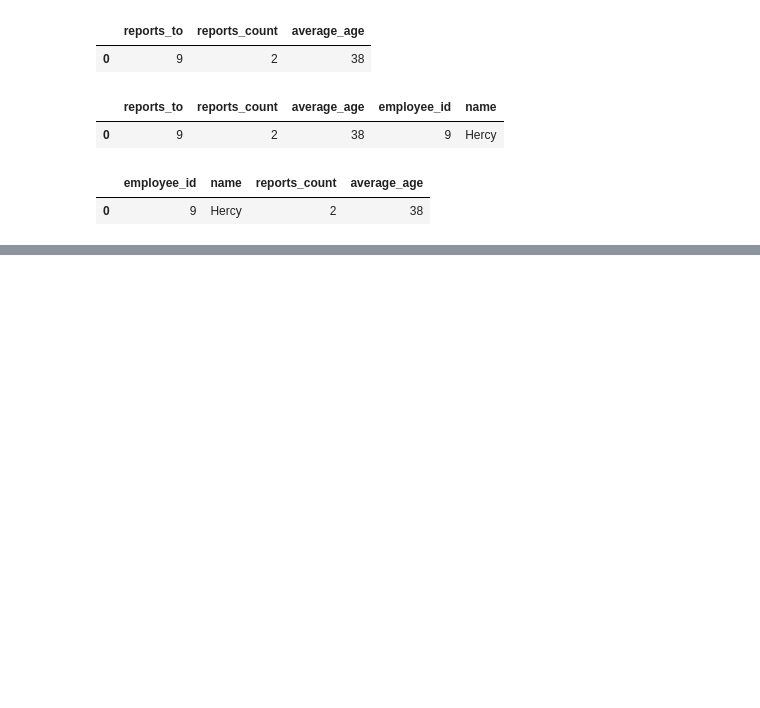
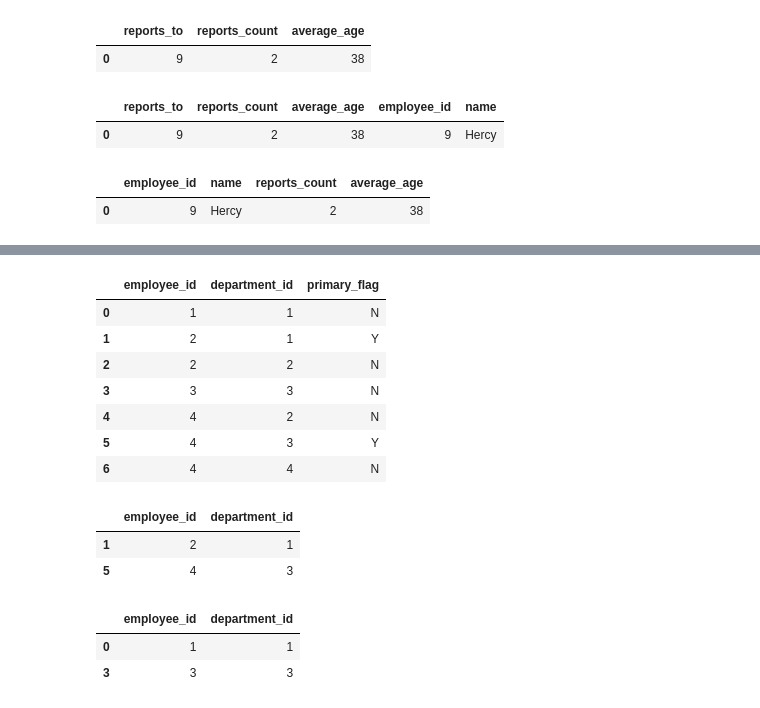
Before and after one commit to Swap-20/Leetcode-Pandas, a Jupyter notebook: Leetcode_Pandas.ipynb, the cells around one changed output, grey strips where cells are left out. Saved outputs shown, nothing was run; the diff lists cells and outputs as text; code cells hidden in the pictures; blank space fills up the shorter version.

```diff
--- a/Leetcode_Pandas.ipynb
+++ b/Leetcode_Pandas.ipynb
@@ -2641,0 +2648,30 @@ result
+# %%
+data = [['1', '1', 'N'], ['2', '1', 'Y'], ['2', '2', 'N'], ['3', '3', 'N'], ['4', '2', 'N'], ['4', '3', 'Y'], ['4', '4', 'N']]
+employee = pd.DataFrame(data, columns=['employee_id', 'department_id', 'primary_flag']).astype({'employee_id':'Int64', 'department_id':'Int64', 'primary_flag':'object'})
+df = pd.DataFrame(employee)
+df
+# %% [output]
+|  | employee_id | department_id | primary_flag |
+| 0 | 1 | 1 | N |
+| 1 | 2 | 1 | Y |
+| 2 | 2 | 2 | N |
+| 3 | 3 | 3 | N |
+| 4 | 4 | 2 | N |
+| 5 | 4 | 3 | Y |
+| 6 | 4 | 4 | N |
+# %%
+#primary departments
+primary = df[df['primary_flag'] == 'Y'][['employee_id', 'department_id']]
+primary
+# %% [output]
+|  | employee_id | department_id |
+| 1 | 2 | 1 |
+| 5 | 4 | 3 |
+# %%
+#single department
+single = df.groupby('employee_id').filter(lambda x: len(x) == 1)[['employee_id', 'department_id']]
+single
+# %% [output]
+|  | employee_id | department_id |
+| 0 | 1 | 1 |
+| 3 | 3 | 3 |
```
Also changed, not shown: parts of 2 cells of this notebook.
